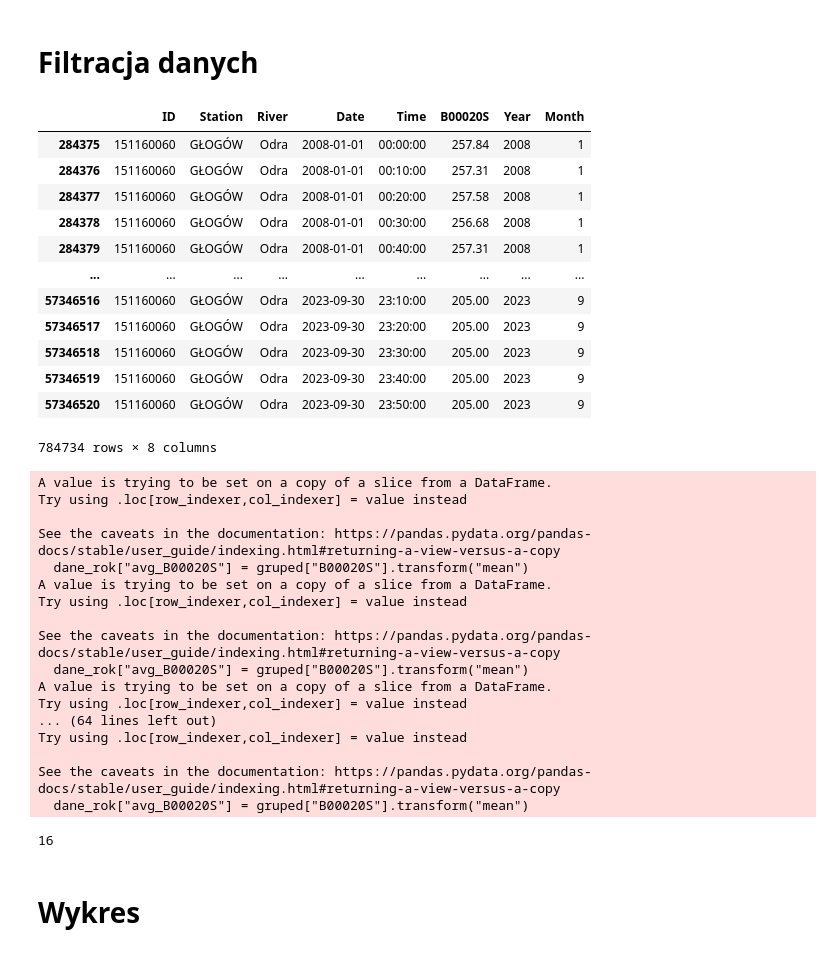
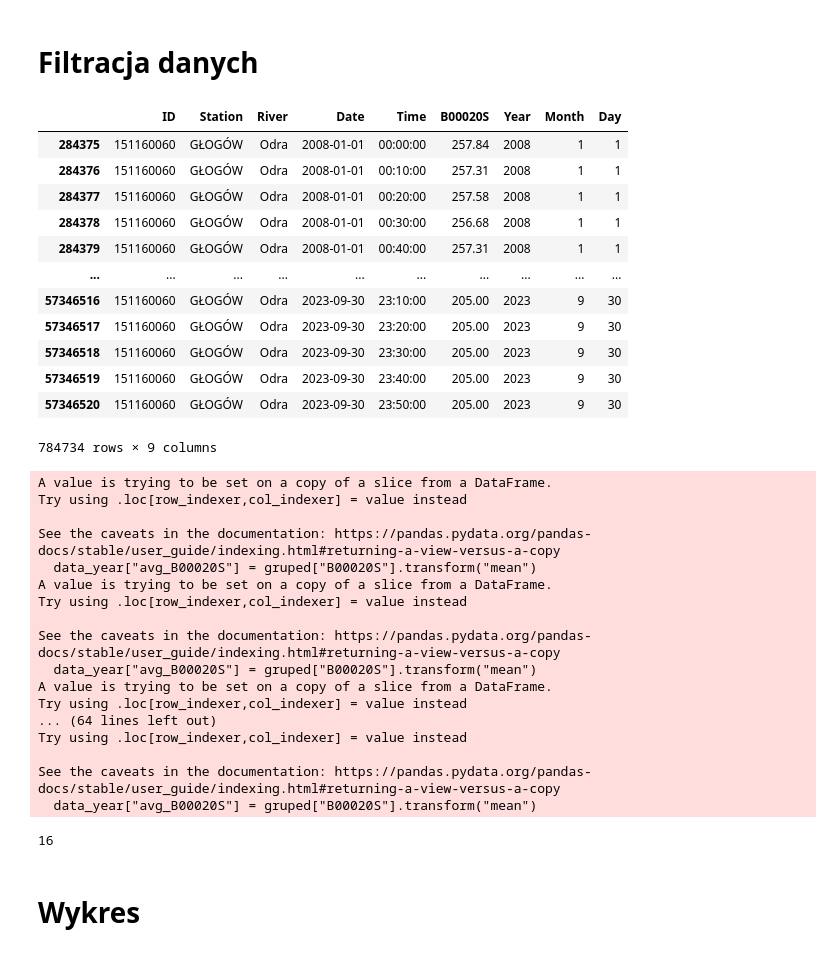
Before and after one commit to math-insight/water-level-estimation, a Jupyter notebook: water_level_charts.ipynb, the cells around one changed output. Cells and saved outputs as stored; diff of their text form; code cells hidden in the pictures.

```diff
--- a/water_level_charts.ipynb
+++ b/water_level_charts.ipynb
@@ -8,75 +8,76 @@ def read_pickle(file_path):
     file = pandas.read_pickle(file_path)
     return file
 # %%
-stan_wody = read_pickle("data/data_imgw/B00020S.pkl")
+water_level = read_pickle("data/data_imgw/B00020S.pkl")
 # %% [markdown]
 # Filtracja danych
 # %%
-stan_wody = stan_wody[stan_wody["Station"]=="GŁOGÓW"]
-stan_wody = stan_wody.dropna()
+water_level = water_level[water_level["Station"]=="GŁOGÓW"]
+water_level = water_level.dropna()
 # %%
-stan_wody["Date"]=pandas.to_datetime(stan_wody["Date"])
+water_level["Date"]=pandas.to_datetime(water_level["Date"])
 # %%
-stan_wody["Year"]=stan_wody["Date"].dt.year
-stan_wody["Month"]=stan_wody["Date"].dt.month
-def zamien_przecinek_na_kropke(wartosc):
-    if "," in str(wartosc):
-        return str(wartosc).replace(",", ".")
+water_level["Year"]=water_level["Date"].dt.year
+water_level["Month"]=water_level["Date"].dt.month
+water_level["Day"]=water_level["Date"].dt.day
+def change_coma(value):
+    if "," in str(value):
+        return str(value).replace(",", ".")
     else:
-        return wartosc
+        return value
 
 # Zastosuj funkcję do kolumny 'nazwa_kolumny'
-stan_wody["B00020S"] = stan_wody["B00020S"].apply(zamien_przecinek_na_kropke)
+water_level["B00020S"] = water_level["B00020S"].apply(change_coma)
 
-# Zmień typ danych na float (opcjonalne)
-stan_wody["B00020S"] = pandas.to_numeric(stan_wody["B00020S"], errors="coerce")
-stan_wody
+# Zmień typ danych na float
+water_level["B00020S"] = pandas.to_numeric(water_level["B00020S"], errors="coerce")
+water_level
 # %% [output]
-|  | ID | Station | River | Date | Time | B00020S | Year | Month |
-| 284375 | 151160060 | GŁOGÓW | Odra | 2008-01-01 | 00:00:00 | 257.84 | 2008 | 1 |
-| 284376 | 151160060 | GŁOGÓW | Odra | 2008-01-01 | 00:10:00 | 257.31 | 2008 | 1 |
-| 284377 | 151160060 | GŁOGÓW | Odra | 2008-01-01 | 00:20:00 | 257.58 | 2008 | 1 |
-| 284378 | 151160060 | GŁOGÓW | Odra | 2008-01-01 | 00:30:00 | 256.68 | 2008 | 1 |
-| 284379 | 151160060 | GŁOGÓW | Odra | 2008-01-01 | 00:40:00 | 257.31 | 2008 | 1 |
-| ... | ... | ... | ... | ... | ... | ... | ... | ... |
-| 57346516 | 151160060 | GŁOGÓW | Odra | 2023-09-30 | 23:10:00 | 205.00 | 2023 | 9 |
-| 57346517 | 151160060 | GŁOGÓW | Odra | 2023-09-30 | 23:20:00 | 205.00 | 2023 | 9 |
-| 57346518 | 151160060 | GŁOGÓW | Odra | 2023-09-30 | 23:30:00 | 205.00 | 2023 | 9 |
-| 57346519 | 151160060 | GŁOGÓW | Odra | 2023-09-30 | 23:40:00 | 205.00 | 2023 | 9 |
-| 57346520 | 151160060 | GŁOGÓW | Odra | 2023-09-30 | 23:50:00 | 205.00 | 2023 | 9 |
+|  | ID | Station | River | Date | Time | B00020S | Year | Month | Day |
+| 284375 | 151160060 | GŁOGÓW | Odra | 2008-01-01 | 00:00:00 | 257.84 | 2008 | 1 | 1 |
+| 284376 | 151160060 | GŁOGÓW | Odra | 2008-01-01 | 00:10:00 | 257.31 | 2008 | 1 | 1 |
+| 284377 | 151160060 | GŁOGÓW | Odra | 2008-01-01 | 00:20:00 | 257.58 | 2008 | 1 | 1 |
+| 284378 | 151160060 | GŁOGÓW | Odra | 2008-01-01 | 00:30:00 | 256.68 | 2008 | 1 | 1 |
+| 284379 | 151160060 | GŁOGÓW | Odra | 2008-01-01 | 00:40:00 | 257.31 | 2008 | 1 | 1 |
+| ... | ... | ... | ... | ... | ... | ... | ... | ... | ... |
+| 57346516 | 151160060 | GŁOGÓW | Odra | 2023-09-30 | 23:10:00 | 205.00 | 2023 | 9 | 30 |
+| 57346517 | 151160060 | GŁOGÓW | Odra | 2023-09-30 | 23:20:00 | 205.00 | 2023 | 9 | 30 |
+| 57346518 | 151160060 | GŁOGÓW | Odra | 2023-09-30 | 23:30:00 | 205.00 | 2023 | 9 | 30 |
+| 57346519 | 151160060 | GŁOGÓW | Odra | 2023-09-30 | 23:40:00 | 205.00 | 2023 | 9 | 30 |
+| 57346520 | 151160060 | GŁOGÓW | Odra | 2023-09-30 | 23:50:00 | 205.00 | 2023 | 9 | 30 |
-784734 rows × 8 columns
+784734 rows × 9 columns
 # %%
-def df(stan_wody):
-    ramki_danych = []
+def df(water_level):
+    data_frame = []
 
     for year in range(2008,2024):
-        dane_rok = stan_wody[stan_wody["Year"] == year]
-        gruped = dane_rok.groupby("Month")
-        dane_rok["avg_B00020S"] = gruped["B00020S"].transform("mean")
-        ramki_danych.append(dane_rok)
+        data_year = water_level[water_level["Year"] == year]
+        gruped = data_year.groupby("Month")
+        data_year["avg_B00020S"] = gruped["B00020S"].transform("mean")
+        data_frame.append(data_year)
 
-    return ramki_danych
+    return data_frame
 
-data_frame = df(stan_wody)
+data_frame = df(water_level)
 len(data_frame)
 # %% [output]
 A value is trying to be set on a copy of a slice from a DataFrame.
 Try using .loc[row_indexer,col_indexer] = value instead
 
 See the caveats in the documentation: https://pandas.pydata.org/pandas-docs/stable/user_guide/indexing.html#returning-a-view-versus-a-copy
-  dane_rok["avg_B00020S"] = gruped["B00020S"].transform("mean")
+  data_year["avg_B00020S"] = gruped["B00020S"].transform("mean")
 A value is trying to be set on a copy of a slice from a DataFrame.
 Try using .loc[row_indexer,col_indexer] = value instead
 
 See the caveats in the documentation: https://pandas.pydata.org/pandas-docs/stable/user_guide/indexing.html#returning-a-view-versus-a-copy
-  dane_rok["avg_B00020S"] = gruped["B00020S"].transform("mean")
+  data_year["avg_B00020S"] = gruped["B00020S"].transform("mean")
 A value is trying to be set on a copy of a slice from a DataFrame.
 Try using .loc[row_indexer,col_indexer] = value instead
 ... (64 lines left out)
 Try using .loc[row_indexer,col_indexer] = value instead
 
 See the caveats in the documentation: https://pandas.pydata.org/pandas-docs/stable/user_guide/indexing.html#returning-a-view-versus-a-copy
-  dane_rok["avg_B00020S"] = gruped["B00020S"].transform("mean")
+  data_year["avg_B00020S"] = gruped["B00020S"].transform("mean")
 16
 # %% [markdown]
 # Wykres
```
Also changed, not shown: parts of 2 cells of this notebook.
